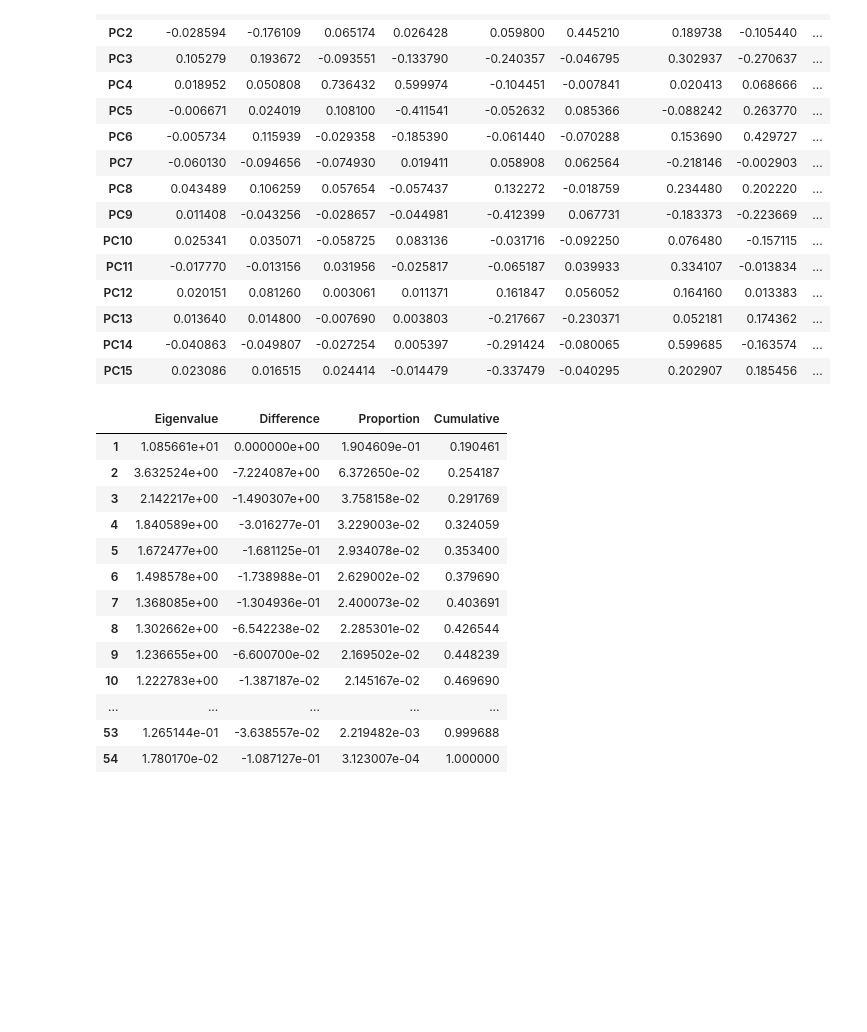
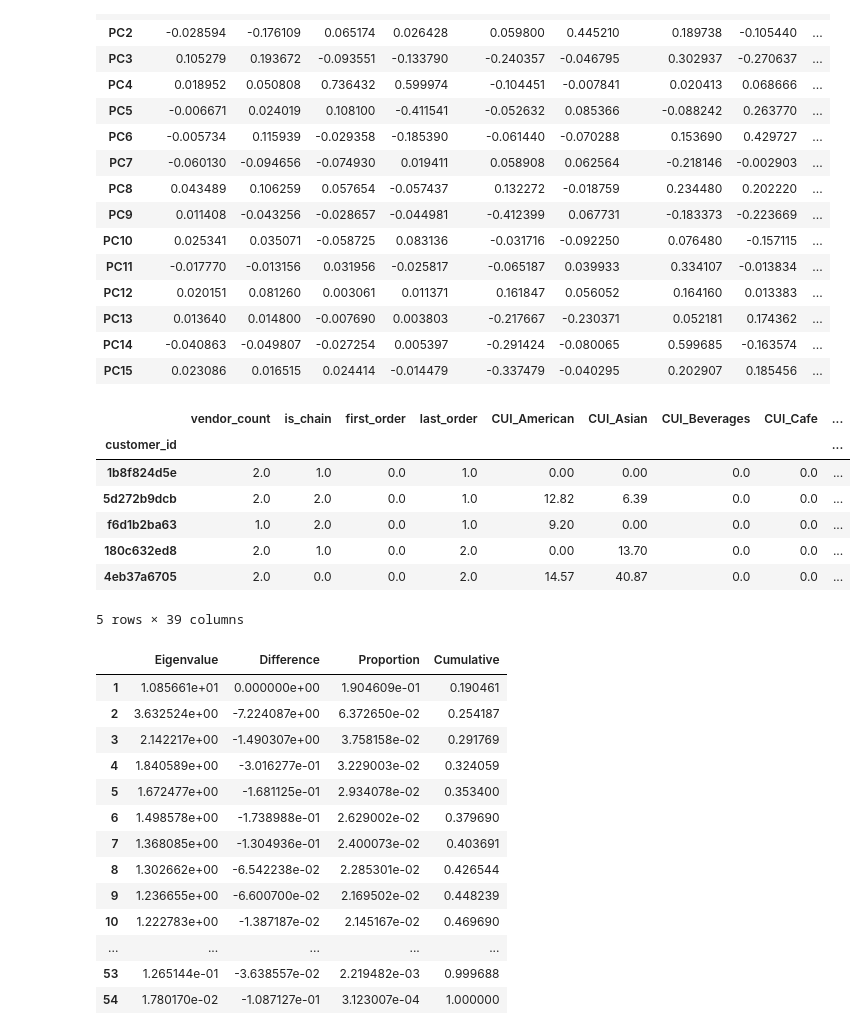
Before and after one commit to MiguelMangerona/Data-Mining-Project, a Jupyter notebook: DM2425_Part1_56.ipynb, the cells around one changed output. Saved outputs shown, nothing was run; the diff lists cells and outputs as text; code cells hidden in the pictures; blank space fills up the shorter version.

```diff
--- a/DM2425_Part1_56.ipynb
+++ b/DM2425_Part1_56.ipynb
@@ -1706,6 +1706,32 @@ styled_loadings_df
 | PC13 | 0.013640 | 0.014800 | -0.007690 | 0.003803 | -0.217667 | -0.230371 | 0.052181 | 0.174362 | ... |
 | PC14 | -0.040863 | -0.049807 | -0.027254 | 0.005397 | -0.291424 | -0.080065 | 0.599685 | -0.163574 | ... |
 | PC15 | 0.023086 | 0.016515 | 0.024414 | -0.014479 | -0.337479 | -0.040295 | 0.202907 | 0.185456 | ... |
+# %%
+# Perform PCA transformation
+pca_transformed = pca.transform(numeric_metric_df)
+
+# Create a DataFrame for the selected principal components
+selected_components = np.where(cumulative_explained_variance_ratio >= 0.80)[0][0] + 1
+pca_df = pd.DataFrame(
+    pca_transformed[:, :selected_components],
+    columns=[f"PC{i+1}" for i in range(selected_components)],
+    index=numeric_metric_df.index
+)
+
+# Concatenate the original DataFrame with the PCA DataFrame
+df_pca = pd.concat([numeric_metric_df, pca_df], axis=1)
+
+# Display the resulting DataFrame
+df_pca.head()
+# %% [output]
+|  | vendor_count | is_chain | first_order | last_order | CUI_American | CUI_Asian | CUI_Beverages | CUI_Cafe | ... |
+| customer_id |  |  |  |  |  |  |  |  | ... |
+| 1b8f824d5e | 2.0 | 1.0 | 0.0 | 1.0 | 0.00 | 0.00 | 0.0 | 0.0 | ... |
+| 5d272b9dcb | 2.0 | 2.0 | 0.0 | 1.0 | 12.82 | 6.39 | 0.0 | 0.0 | ... |
+| f6d1b2ba63 | 1.0 | 2.0 | 0.0 | 1.0 | 9.20 | 0.00 | 0.0 | 0.0 | ... |
+| 180c632ed8 | 2.0 | 1.0 | 0.0 | 2.0 | 0.00 | 13.70 | 0.0 | 0.0 | ... |
+| 4eb37a6705 | 2.0 | 0.0 | 0.0 | 2.0 | 14.57 | 40.87 | 0.0 | 0.0 | ... |
+5 rows × 39 columns
 # %%
 import pandas as pd
 
```
